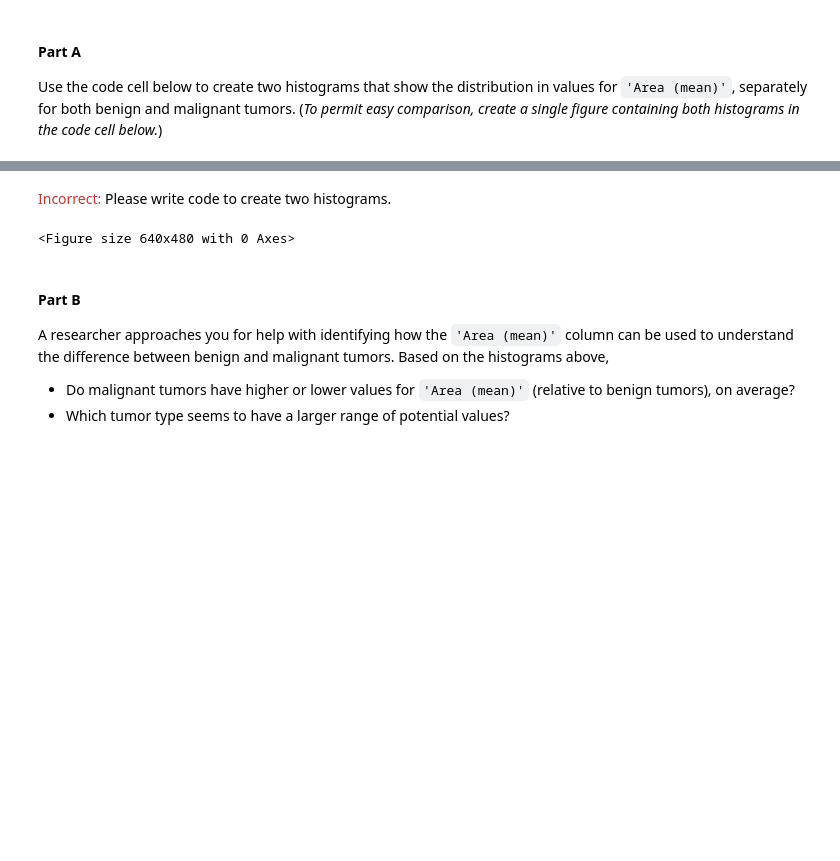
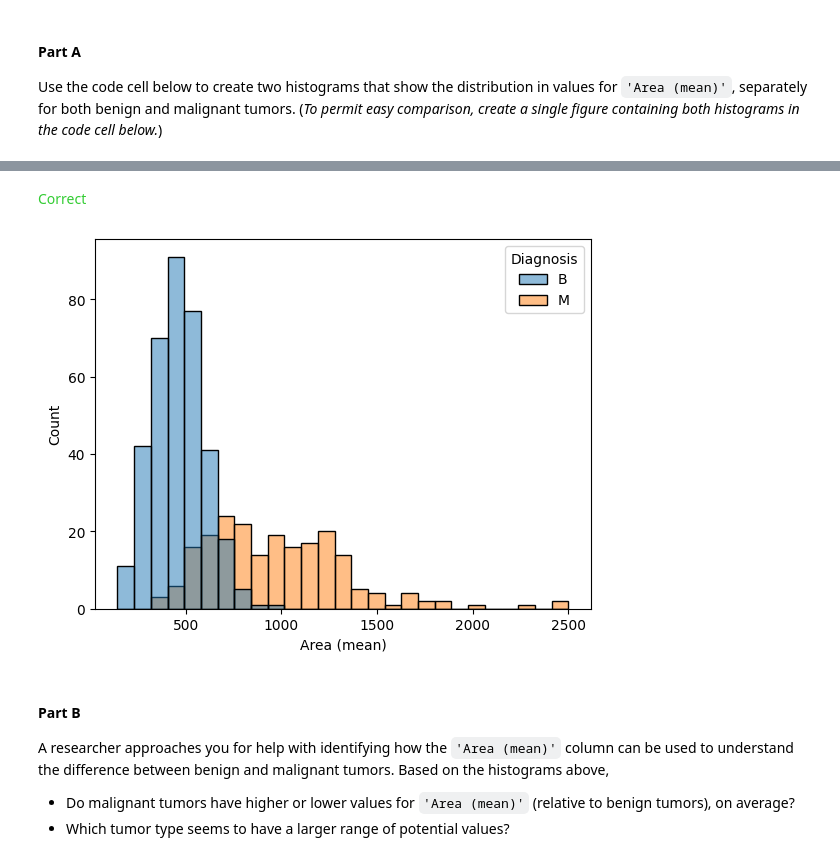
Before and after one commit to its-relative/Distributions-Kaggle, a Jupyter notebook: exercise-distributions.ipynb, the cells around one changed output, grey strips where cells are left out. Saved outputs shown, nothing was run; the diff lists cells and outputs as text; code cells hidden in the pictures; blank space fills up the shorter version.

```diff
--- a/exercise-distributions.ipynb
+++ b/exercise-distributions.ipynb
@@ -155,12 +200,13 @@ Use the code cell below to create two histograms that show the distribution in v
 # %%
 # Histograms for benign and maligant tumors
-____
+# ____
+sns.histplot(data = df, x = df["Area (mean)"], hue = df["Diagnosis"])
 
 # Check your answer
 step_3.a.check()
 # %% [output]
 [interactive output not drawn]
-<span style="color:#cc3333">Incorrect:</span> Please write code to create two histograms.
+<span style="color:#33cc33">Correct</span>
-<Figure size 640x480 with 0 Axes>
+[figure, added]
 # %%
 # Lines below will give you a hint or solution code
```
Also changed, not shown: parts of 4 cells of this notebook.
